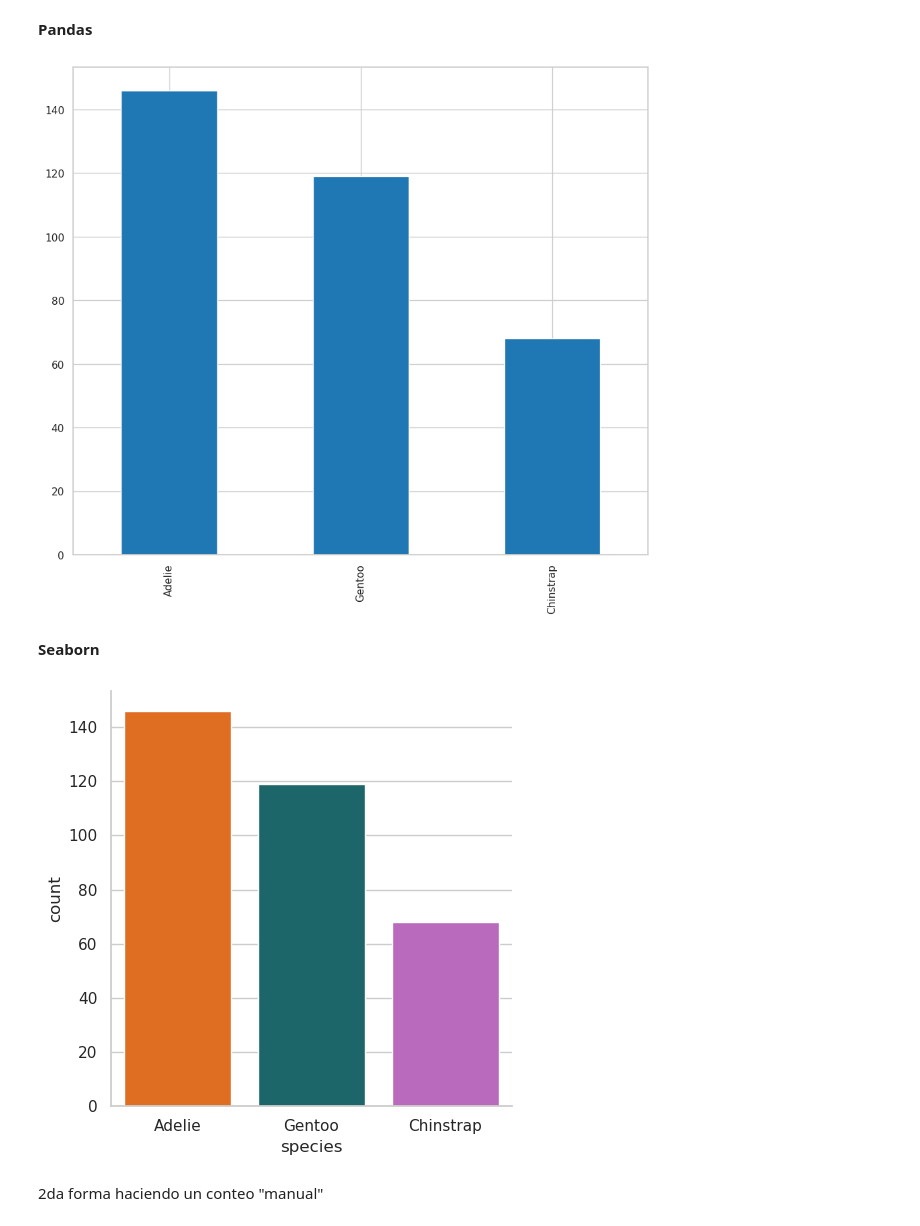
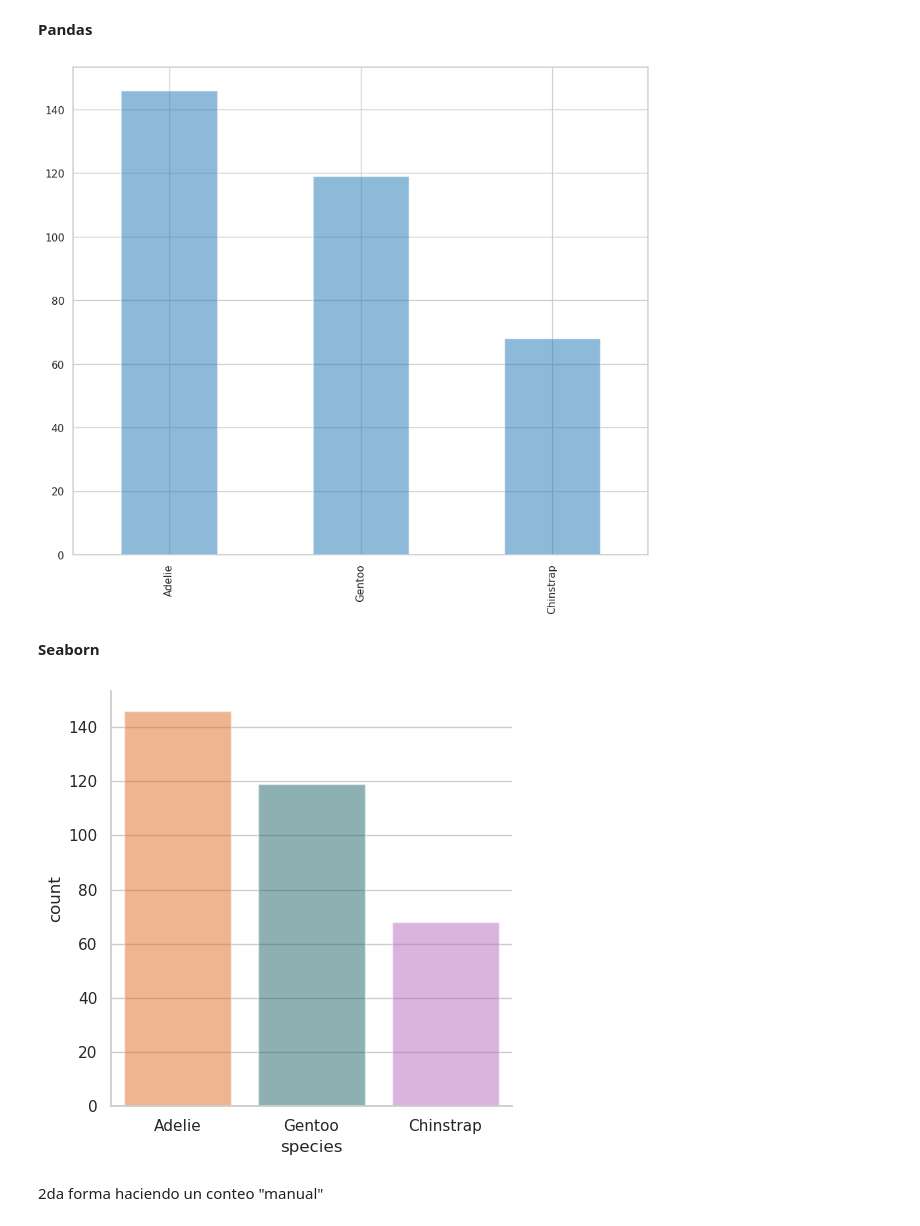
Before and after one commit to pahoalapizco/eda_penguins, a Jupyter notebook: notebooks/1.0-eda_penguins-introduction.ipynb, the cells around one changed output. Drawn from its saved outputs; the diff is of its cells as text; code cells hidden in the pictures.

```diff
--- a/notebooks/1.0-eda_penguins-introduction.ipynb
+++ b/notebooks/1.0-eda_penguins-introduction.ipynb
@@ -308,24 +309,26 @@ processed_penguins_df.describe(include=object)
   .species
   .value_counts()
   .plot(
-    kind="bar"
+    kind="bar",
+    alpha=0.5
   )
 )
 plt.show()
 # %% [output]
-[figure, old version]
+[figure, new version]
 # %% [markdown]
 **Seaborn**
 # %%
 sns.catplot(
   data=processed_penguins_df,
   x="species",
   kind="count",
-  palette=penguin_color
+  palette=penguin_color,
+  alpha=0.5
 )
 plt.show()
 # %% [output]
-[figure, old version]
+[figure, new version]
 # %% [markdown]
 2da forma haciendo un conteo "manual"
 # %%
```
Also changed, not shown: parts of 6 cells of this notebook.
